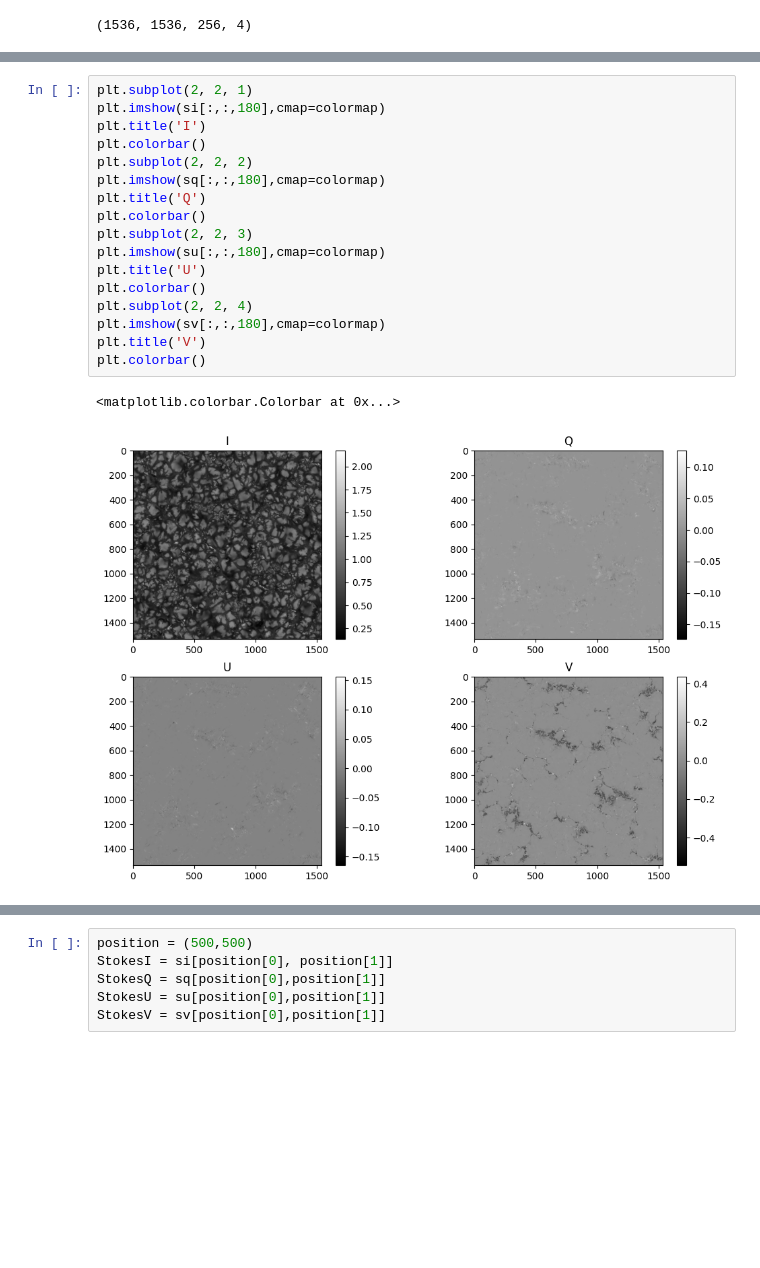
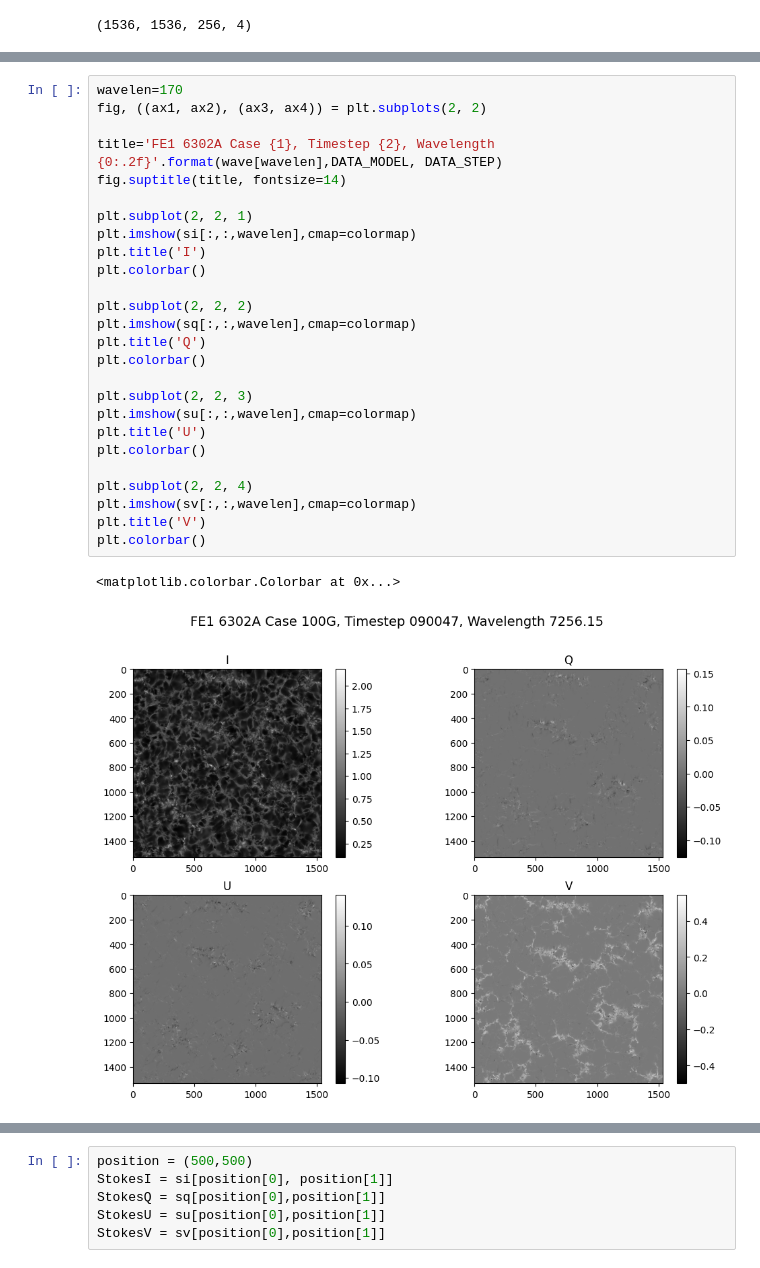
Before and after one commit to ifauh/spin4d-data, a Jupyter notebook: spin4d-data-exploration.ipynb, the cells around one changed output, grey strips where cells are left out. Cells and saved outputs as stored; diff of their text form; blank space fills up the shorter version.

```diff
--- a/spin4d-data-exploration.ipynb
+++ b/spin4d-data-exploration.ipynb
@@ -206,23 +545,32 @@ hint: we selected the wavelength bin 0 above but there are many other wavelength
 # %%
+wavelen=170
+fig, ((ax1, ax2), (ax3, ax4)) = plt.subplots(2, 2)
+
+title='FE1 6302A Case {1}, Timestep {2}, Wavelength {0:.2f}'.format(wave[wavelen],DATA_MODEL, DATA_STEP)
+fig.suptitle(title, fontsize=14)
+
 plt.subplot(2, 2, 1)
-plt.imshow(si[:,:,180],cmap=colormap)
+plt.imshow(si[:,:,wavelen],cmap=colormap)
 plt.title('I')
 plt.colorbar()
+
 plt.subplot(2, 2, 2)
-plt.imshow(sq[:,:,180],cmap=colormap)
+plt.imshow(sq[:,:,wavelen],cmap=colormap)
 plt.title('Q')
 plt.colorbar()
+
 plt.subplot(2, 2, 3)
-plt.imshow(su[:,:,180],cmap=colormap)
+plt.imshow(su[:,:,wavelen],cmap=colormap)
 plt.title('U')
 plt.colorbar()
+
 plt.subplot(2, 2, 4)
-plt.imshow(sv[:,:,180],cmap=colormap)
+plt.imshow(sv[:,:,wavelen],cmap=colormap)
 plt.title('V')
 plt.colorbar()
 # %% [output]
 <matplotlib.colorbar.Colorbar at 0x...>
-[figure, old version]
+[figure, new version]
 # %% [markdown]
 ---
 # Butterfly plots
```
Also changed, not shown: parts of 74 cells of this notebook.
